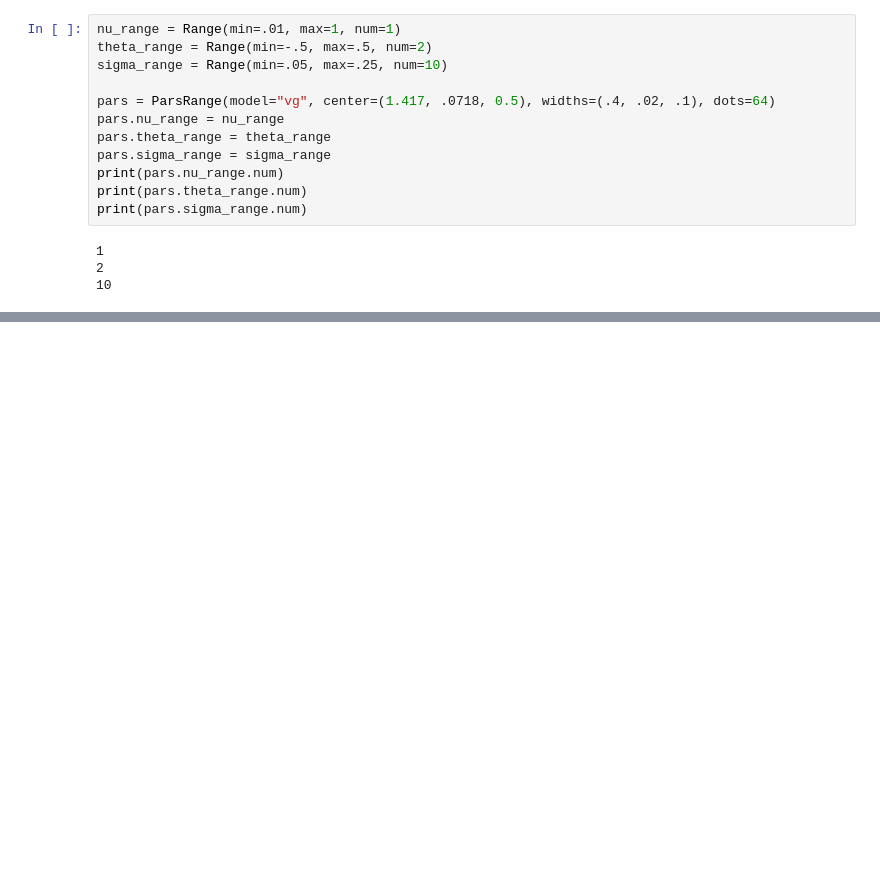
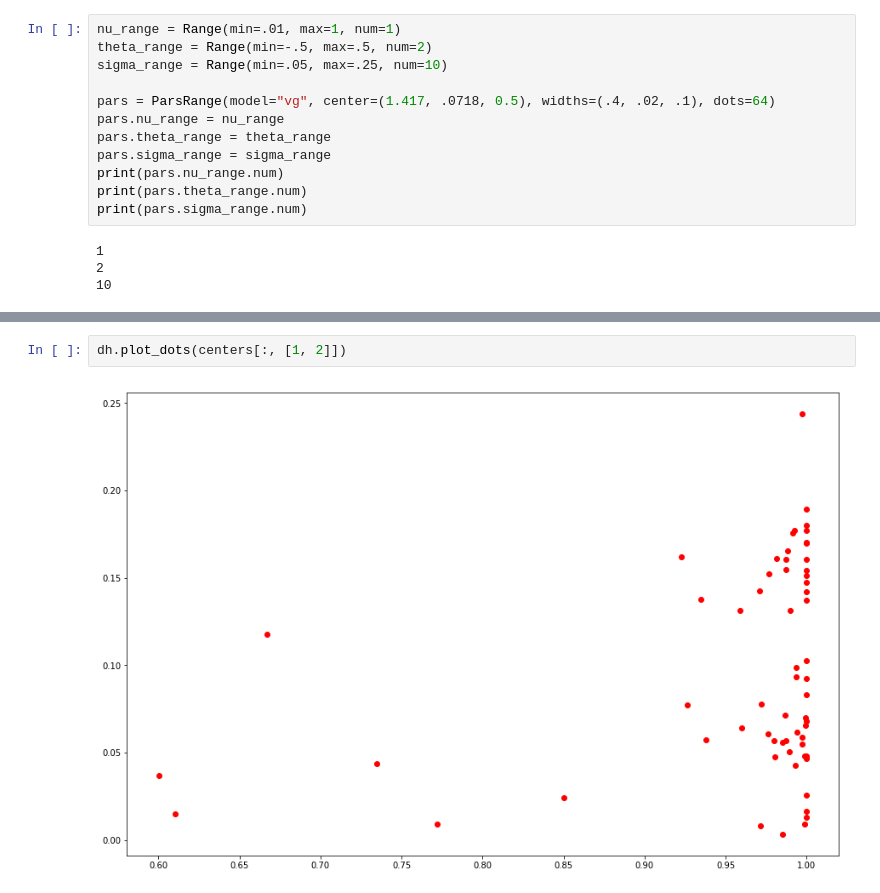
Before and after one commit to shvimas/diploma, a Jupyter notebook: src/vg.ipynb, the cells around one changed output, grey strips where cells are left out. Drawn from its saved outputs; the diff is of its cells as text; blank space fills up the shorter version.

```diff
--- a/src/vg.ipynb
+++ b/src/vg.ipynb
@@ -68,0 +190,4 @@ robust_mean_ratio(vg.price_vg(pars=(0.617978709269, 0.209866849981, 0.2807127203
+# %%
+dh.plot_dots(centers[:, [1, 2]])
+# %% [output]
+[figure, added]
```
Also changed, not shown: parts of 26 cells of this notebook, 9 other files.
